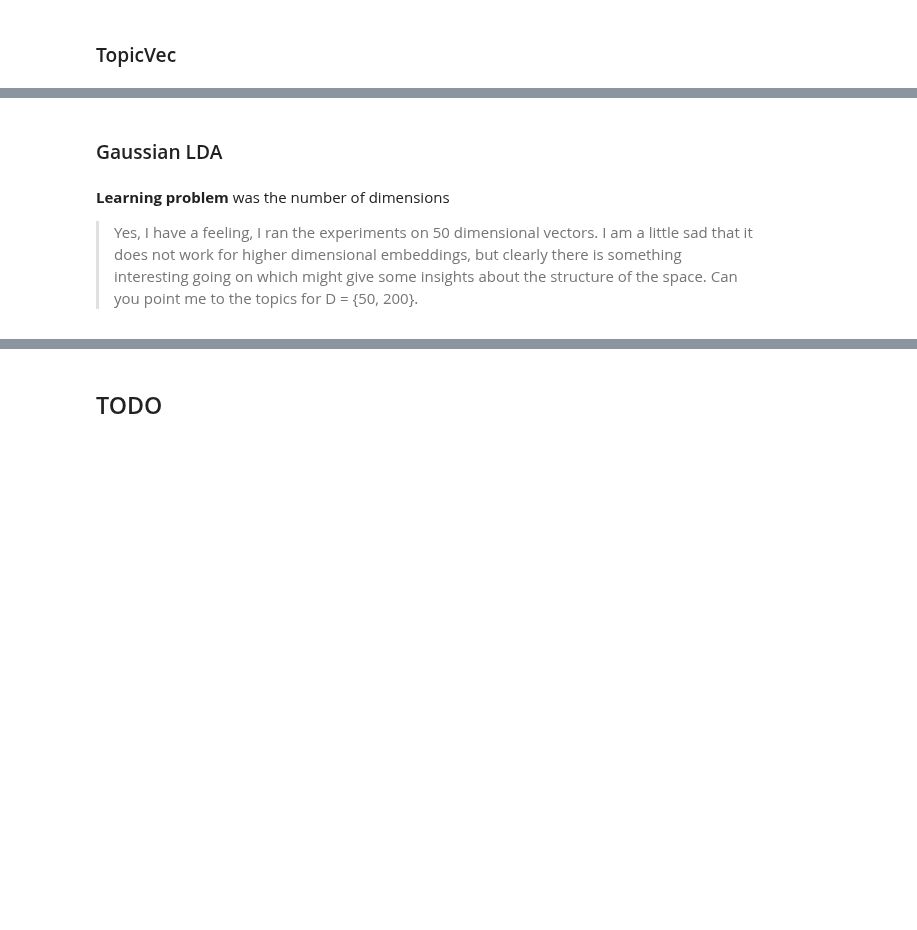
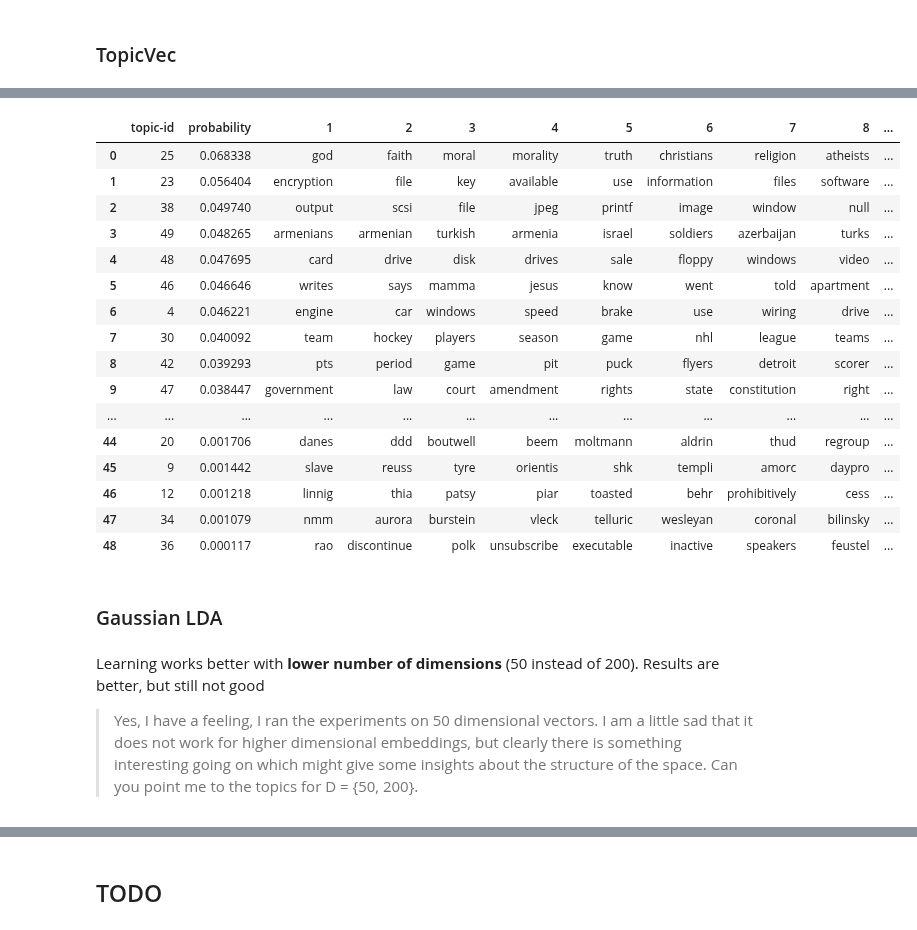
Before and after one commit to knub/master-thesis, a Jupyter notebook: notebooks/Competitive Evaluation.ipynb, the cells around one changed output, grey strips where cells are left out. Cells and saved outputs as stored; diff of their text form; code cells hidden in the pictures; blank space fills up the shorter version.

```diff
--- a/notebooks/Competitive Evaluation.ipynb
+++ b/notebooks/Competitive Evaluation.ipynb
@@ -53,7 +148,30 @@ for df_concept in [df_we_concept, df_tm_concept]:
+# %%
+df_tc_topicvec_topics = pnd.read_csv("/home/stefan.bunk/topicvec/results/corpus-orig.dim-50.iterations-500/topics", sep=" ", header=None)
+df_tc_topicvec_topics.columns = ["topic-id", "probability"] + list(range(1, 11))
+df_tc_topicvec_topics
+# %% [output]
+|  | topic-id | probability | 1 | 2 | 3 | 4 | 5 | 6 | 7 | 8 | ... |
+| 0 | 25 | 0.068338 | god | faith | moral | morality | truth | christians | religion | atheists | ... |
+| 1 | 23 | 0.056404 | encryption | file | key | available | use | information | files | software | ... |
+| 2 | 38 | 0.049740 | output | scsi | file | jpeg | printf | image | window | null | ... |
+| 3 | 49 | 0.048265 | armenians | armenian | turkish | armenia | israel | soldiers | azerbaijan | turks | ... |
+| 4 | 48 | 0.047695 | card | drive | disk | drives | sale | floppy | windows | video | ... |
+| 5 | 46 | 0.046646 | writes | says | mamma | jesus | know | went | told | apartment | ... |
+| 6 | 4 | 0.046221 | engine | car | windows | speed | brake | use | wiring | drive | ... |
+| 7 | 30 | 0.040092 | team | hockey | players | season | game | nhl | league | teams | ... |
+| 8 | 42 | 0.039293 | pts | period | game | pit | puck | flyers | detroit | scorer | ... |
+| 9 | 47 | 0.038447 | government | law | court | amendment | rights | state | constitution | right | ... |
+| ... | ... | ... | ... | ... | ... | ... | ... | ... | ... | ... | ... |
+| 44 | 20 | 0.001706 | danes | ddd | boutwell | beem | moltmann | aldrin | thud | regroup | ... |
+| 45 | 9 | 0.001442 | slave | reuss | tyre | orientis | shk | templi | amorc | daypro | ... |
+| 46 | 12 | 0.001218 | linnig | thia | patsy | piar | toasted | behr | prohibitively | cess | ... |
+| 47 | 34 | 0.001079 | nmm | aurora | burstein | vleck | telluric | wesleyan | coronal | bilinsky | ... |
+| 48 | 36 | 0.000117 | rao | discontinue | polk | unsubscribe | executable | inactive | speakers | feustel | ... |
 # %% [markdown]
 ### Gaussian LDA
 # %% [markdown]
-**Learning problem** was the number of dimensions
+Learning works better with **lower number of dimensions** (50 instead of 200).
+Results are better, but still not good
 
 > Yes, I have a feeling, I ran the experiments on 50 dimensional vectors.
 > I am a little sad that it does not work for higher dimensional embeddings, but clearly there is something interesting going on which might give some insights about the structure of the space. Can you point me to the topics for D = {50, 200}.
```
Also changed, not shown: parts of 61 cells of this notebook.
